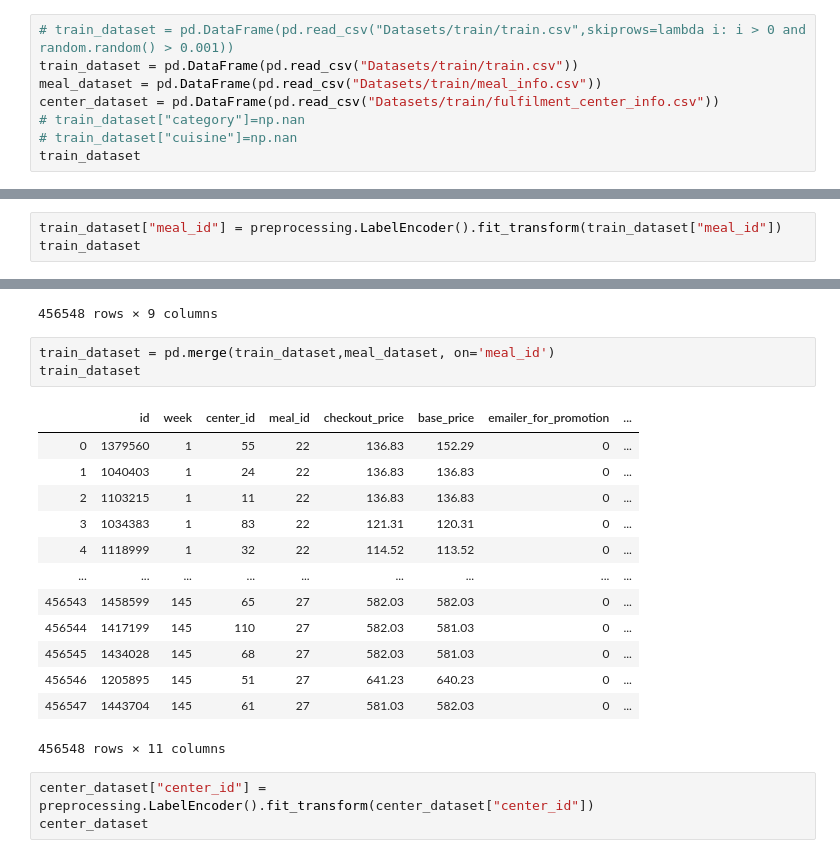
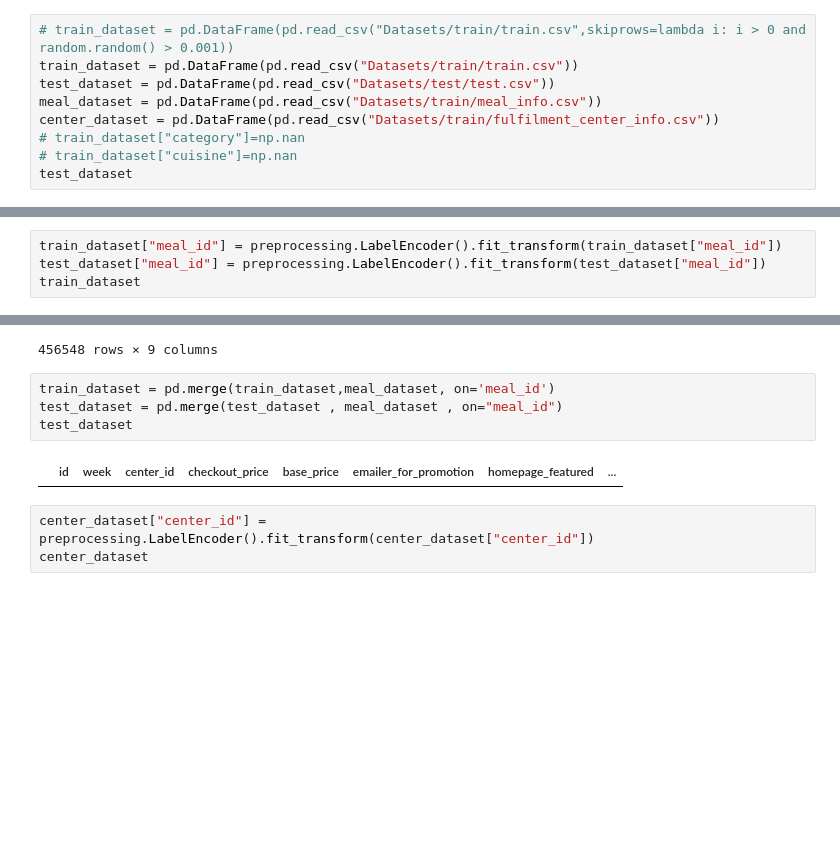
Before and after one commit to jaydbendre/Data-Mining-And-Buisness-Intelligence-Semester-6, a Jupyter notebook: Experiment4/train.ipynb, the cells around one changed output, grey strips where cells are left out. Drawn from its saved outputs; the diff is of its cells as text; blank space fills up the shorter version.

Commit message:
data

```diff
--- a/Experiment4/train.ipynb
+++ b/Experiment4/train.ipynb
@@ -7,10 +7,11 @@ from sklearn import preprocessing
 # %%
 # train_dataset = pd.DataFrame(pd.read_csv("Datasets/train/train.csv",skiprows=lambda i: i > 0 and random.random() > 0.001))
 train_dataset = pd.DataFrame(pd.read_csv("Datasets/train/train.csv"))
+test_dataset = pd.DataFrame(pd.read_csv("Datasets/test/test.csv"))
 meal_dataset = pd.DataFrame(pd.read_csv("Datasets/train/meal_info.csv"))
 center_dataset = pd.DataFrame(pd.read_csv("Datasets/train/fulfilment_center_info.csv"))
 # train_dataset["category"]=np.nan
 # train_dataset["cuisine"]=np.nan
-train_dataset
+test_dataset
 # %% [output]
 |  | id | week | center_id | meal_id | checkout_price | base_price | emailer_for_promotion | ... |
@@ -71,6 +72,7 @@ meal_dataset
 | 50 | 10 | Seafood | Continental |
 # %%
 train_dataset["meal_id"] = preprocessing.LabelEncoder().fit_transform(train_dataset["meal_id"])
+test_dataset["meal_id"] = preprocessing.LabelEncoder().fit_transform(test_dataset["meal_id"])
 train_dataset
 # %% [output]
 |  | id | week | center_id | meal_id | checkout_price | base_price | emailer_for_promotion | ... |
@@ -88,21 +90,10 @@ train_dataset
 456548 rows × 9 columns
 # %%
 train_dataset = pd.merge(train_dataset,meal_dataset, on='meal_id')
-train_dataset
+test_dataset = pd.merge(test_dataset , meal_dataset , on="meal_id")
+test_dataset
 # %% [output]
-|  | id | week | center_id | meal_id | checkout_price | base_price | emailer_for_promotion | ... |
-| 0 | 1379560 | 1 | 55 | 22 | 136.83 | 152.29 | 0 | ... |
-| 1 | 1040403 | 1 | 24 | 22 | 136.83 | 136.83 | 0 | ... |
-| 2 | 1103215 | 1 | 11 | 22 | 136.83 | 136.83 | 0 | ... |
-| 3 | 1034383 | 1 | 83 | 22 | 121.31 | 120.31 | 0 | ... |
-| 4 | 1118999 | 1 | 32 | 22 | 114.52 | 113.52 | 0 | ... |
-| ... | ... | ... | ... | ... | ... | ... | ... | ... |
-| 456543 | 1458599 | 145 | 65 | 27 | 582.03 | 582.03 | 0 | ... |
-| 456544 | 1417199 | 145 | 110 | 27 | 582.03 | 581.03 | 0 | ... |
-| 456545 | 1434028 | 145 | 68 | 27 | 582.03 | 581.03 | 0 | ... |
-| 456546 | 1205895 | 145 | 51 | 27 | 641.23 | 640.23 | 0 | ... |
-| 456547 | 1443704 | 145 | 61 | 27 | 581.03 | 582.03 | 0 | ... |
+|  | id | week | center_id | checkout_price | base_price | emailer_for_promotion | homepage_featured | ... |
-456548 rows × 11 columns
 # %%
 center_dataset["center_id"] = preprocessing.LabelEncoder().fit_transform(center_dataset["center_id"])
 center_dataset
```
Also changed, not shown: parts of 7 cells of this notebook, 2 other files.
